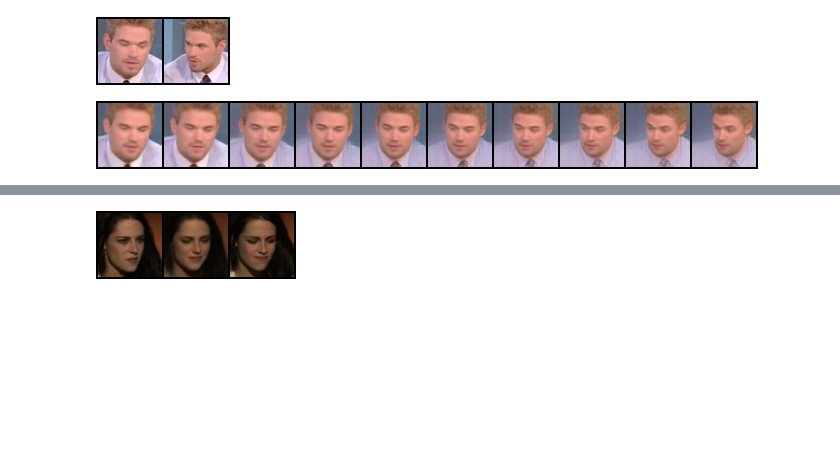
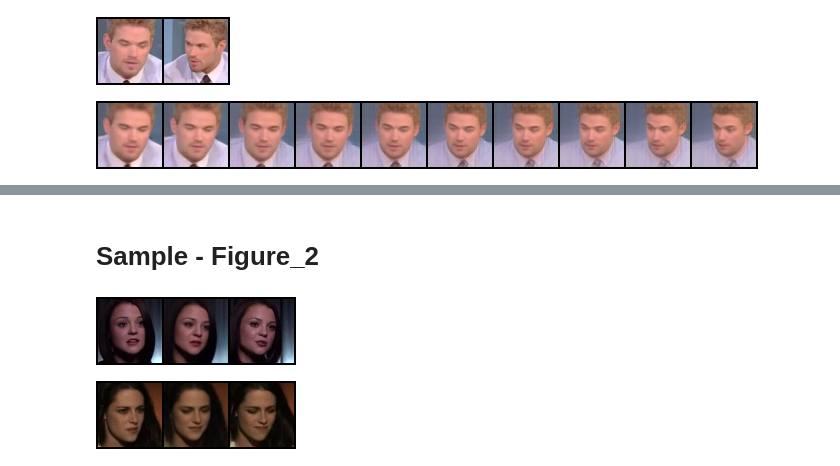
Before and after one commit to dajinstory/pose-guided-flow, a Jupyter notebook: demo/demo.ipynb, the cells around one changed output, grey strips where cells are left out. Drawn from its saved outputs; the diff is of its cells as text; code cells hidden in the pictures; blank space fills up the shorter version.

```diff
--- a/demo/demo.ipynb
+++ b/demo/demo.ipynb
@@ -227,5 +240,18 @@ im_t2 = tt(Image.open('/data/dajinhan/datasets/VoxCeleb/unzippedFaces_resized/64
+# %% [markdown]
+# Sample - Figure_2
 # %%
+im_s2 = tt(Image.open('/data/dajinhan/datasets/VoxCeleb/unzippedFaces_resized/64x64_png/Kathryn_Prescott/1.6/8QNLnekKaPU/0000400.png')).reshape(1,3,64,64).cuda()
+im_t2 = tt(Image.open('/data/dajinhan/datasets/VoxCeleb/unzippedFaces_resized/64x64_png/Kathryn_Prescott/1.6/8QNLnekKaPU/0010400.png')).reshape(1,3,64,64).cuda()
+
 im_rec2 = sample_figure(im_s2, im_t2)
 sample_grid(torch.cat([im_s2, im_rec2, im_t2], dim=0), 3)
 # %% [output]
-[figure, old version]
+[figure, new version]
+# %%
+im_s2 = tt(Image.open('/data/dajinhan/datasets/VoxCeleb/unzippedFaces_resized/64x64_png/Kristen_Stewart/1.6/nU6gCC3DTCc/0002150.png')).reshape(1,3,64,64).cuda()
+im_t2 = tt(Image.open('/data/dajinhan/datasets/VoxCeleb/unzippedFaces_resized/64x64_png/Kristen_Stewart/1.6/nU6gCC3DTCc/0001925.png')).reshape(1,3,64,64).cuda()
+
+im_rec2 = sample_figure(im_s2, im_t2)
+sample_grid(torch.cat([im_s2, im_rec2, im_t2], dim=0), 3)
+# %% [output]
+[figure, added]
```
Also changed, not shown: parts of 6 cells of this notebook, 1 other file.
